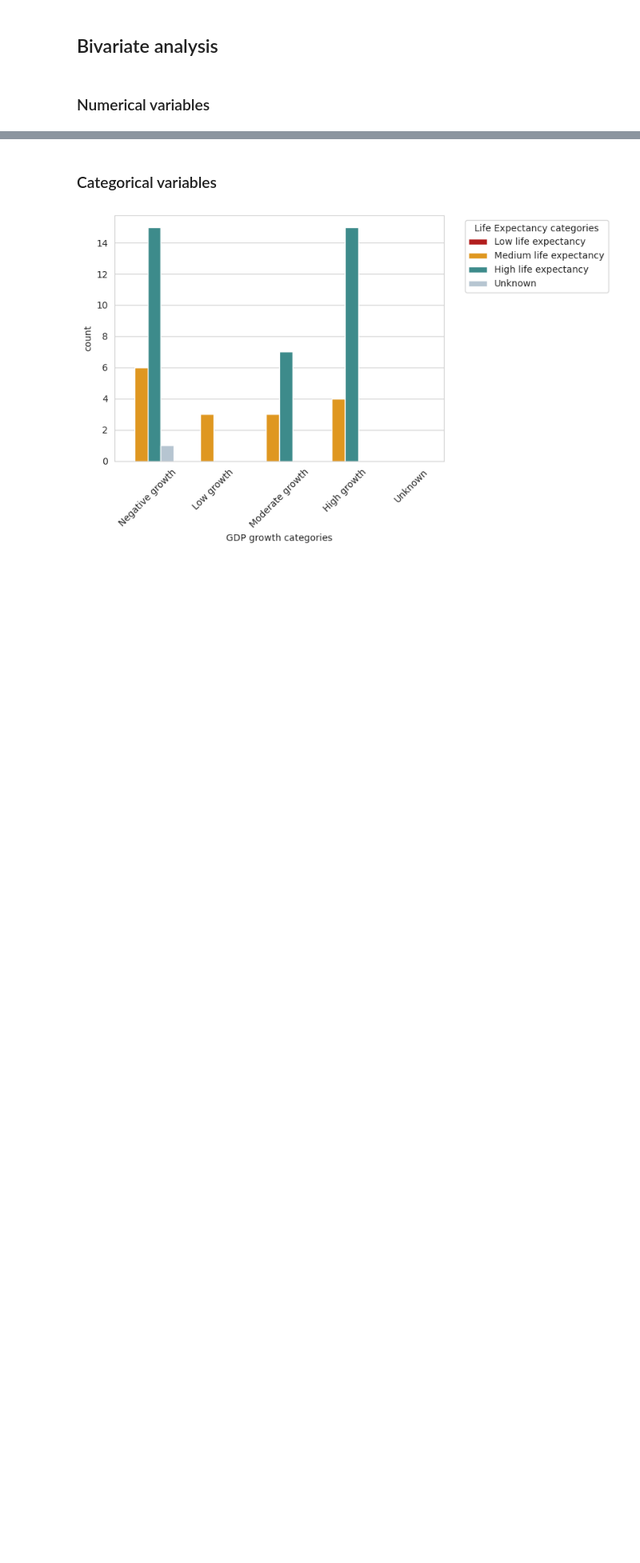
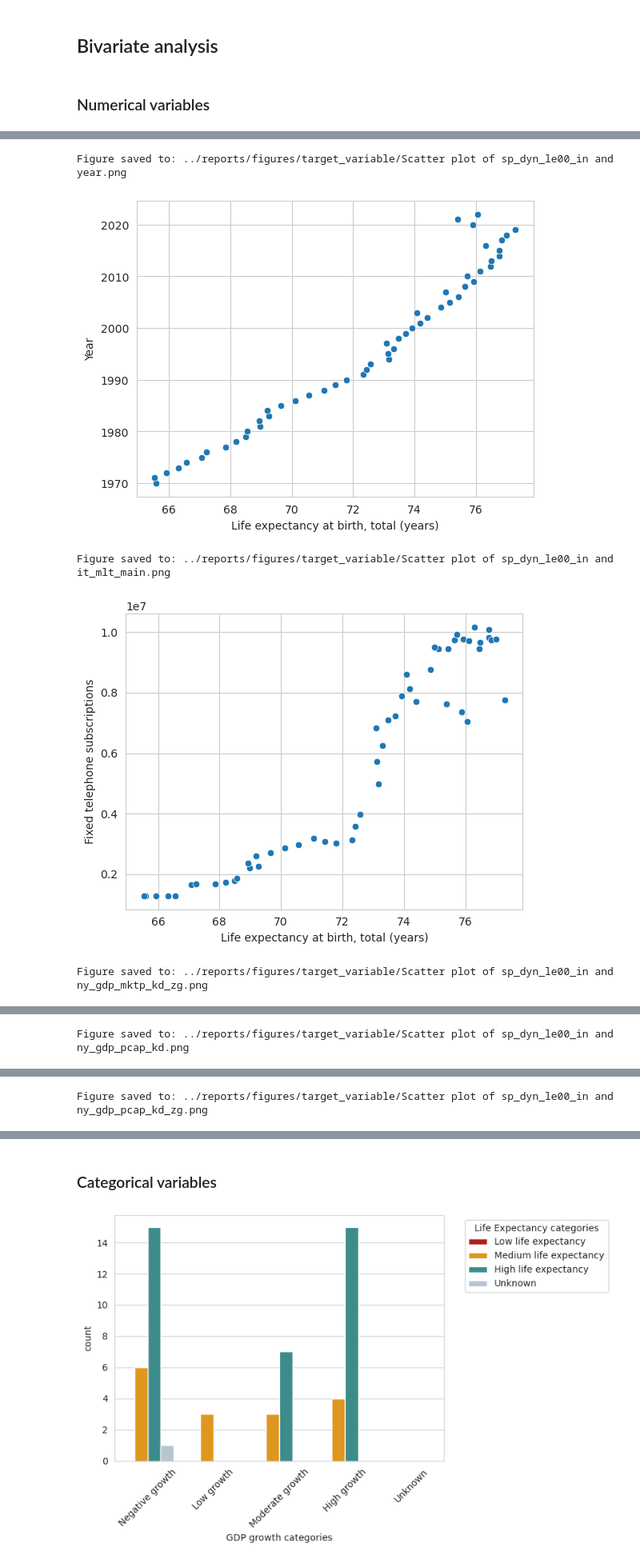
Before and after one commit to alejo-cuello/research-on-argentina, a Jupyter notebook: notebooks/0.3-alejo-explore_target_variable.ipynb, the cells around one changed output, grey strips where cells are left out. Shown at 80% size. Cells and saved outputs as stored; diff of their text form; code cells hidden in the pictures; blank space fills up the shorter version.

```diff
--- a/notebooks/0.3-alejo-explore_target_variable.ipynb
+++ b/notebooks/0.3-alejo-explore_target_variable.ipynb
@@ -178,0 +174,16 @@ Bivariate analysis of all numeric variables with Life expectancy at birth, total
+# %%
+for i,col in enumerate(numeric_cols):
+    if col != target_variable:
+        sns.scatterplot(data=arg_di_df, x=target_variable, y=col)
+        plt.xlabel(get_indicator_name(target_variable,True))
+        plt.ylabel(get_indicator_name(col,True))
+
+        title = f"Scatter plot of {target_variable} and {col}"
+        save_figure(title, subfolder="target_variable")
+        plt.show()
+# %% [output]
+Figure saved to: ../reports/figures/target_variable/Scatter plot of sp_dyn_le00_in and year.png
+[figure, added]
+Figure saved to: ../reports/figures/target_variable/Scatter plot of sp_dyn_le00_in and it_mlt_main.png
+[figure, added]
+Figure saved to: ../reports/figures/target_variable/Scatter plot of sp_dyn_le00_in and ny_gdp_mktp_kd_zg.png
@@ -178,0 +191 @@ Bivariate analysis of all numeric variables with Life expectancy at birth, total
+Figure saved to: ../reports/figures/target_variable/Scatter plot of sp_dyn_le00_in and ny_gdp_pcap_kd.png
@@ -178,0 +193 @@ Bivariate analysis of all numeric variables with Life expectancy at birth, total
+Figure saved to: ../reports/figures/target_variable/Scatter plot of sp_dyn_le00_in and ny_gdp_pcap_kd_zg.png
```
Also changed, not shown: parts of 9 cells of this notebook.
